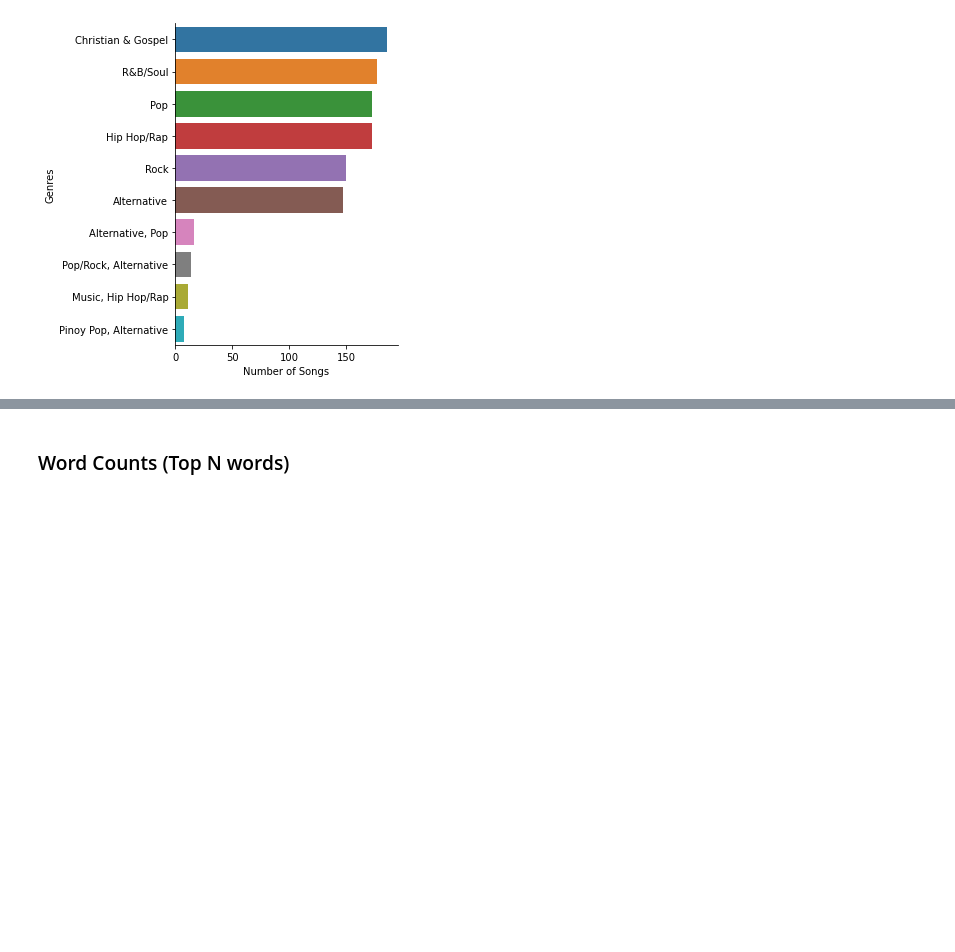
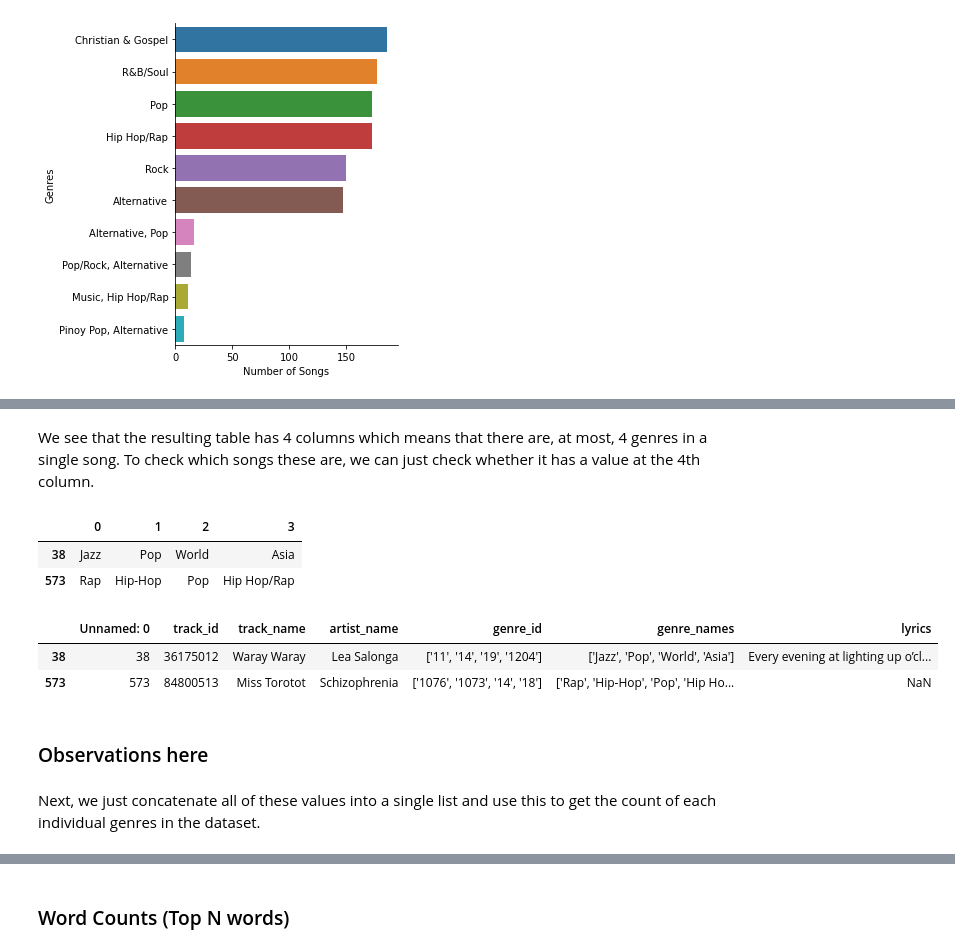
Before and after one commit to kenloquinte/DATASCI-Baby-Alive, a Jupyter notebook: FINAL/Technical_Report.ipynb, the cells around one changed output, grey strips where cells are left out. Saved outputs shown, nothing was run; the diff lists cells and outputs as text; code cells hidden in the pictures; blank space fills up the shorter version.

```diff
--- a/FINAL/Technical_Report.ipynb
+++ b/FINAL/Technical_Report.ipynb
@@ -122,0 +151,18 @@ primary_genres_plot = sns.catplot(y="Genres", x="Number of Songs", kind="bar", d
+# %% [markdown]
+We see that the resulting table has 4 columns which means that there are, at most, 4 genres in a single song. To check which songs these are, we can just check whether it has a value at the 4th column.
+# %%
+genres_df[~genres_df.iloc[:, 3].isnull()]
+# %% [output]
+|  | 0 | 1 | 2 | 3 |
+| 38 | Jazz | Pop | World | Asia |
+| 573 | Rap | Hip-Hop | Pop | Hip Hop/Rap |
+# %%
+df.iloc[[38,573]]
+# %% [output]
+|  | Unnamed: 0 | track_id | track_name | artist_name | genre_id | genre_names | lyrics |
+| 38 | 38 | 36175012 | Waray Waray | Lea Salonga | ['11', '14', '19', '1204'] | ['Jazz', 'Pop', 'World', 'Asia'] | Every evening at lighting up o’cl... |
+| 573 | 573 | 84800513 | Miss Torotot | Schizophrenia | ['1076', '1073', '14', '18'] | ['Rap', 'Hip-Hop', 'Pop', 'Hip Ho... | NaN |
+# %% [markdown]
+### Observations here
+# %% [markdown]
+Next, we just concatenate all of these values into a single list and use this to get the count of each individual genres in the dataset.
```
Also changed, not shown: parts of 19 cells of this notebook, 1 other file.
